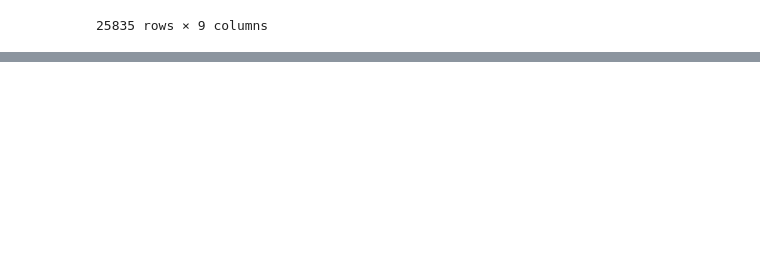
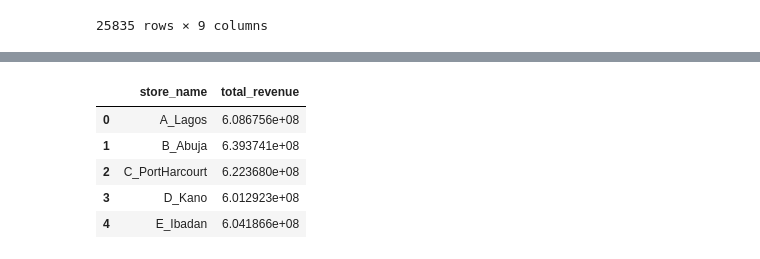
Before and after one commit to Ogidi-Peter/Retailpulse, a Jupyter notebook: notebook/02_eda_visualization.ipynb, the cells around one changed output, grey strips where cells are left out. Saved outputs shown, nothing was run; the diff lists cells and outputs as text; code cells hidden in the pictures; blank space fills up the shorter version.

```diff
--- a/notebook/02_eda_visualization.ipynb
+++ b/notebook/02_eda_visualization.ipynb
@@ -21,0 +138,10 @@ R_visual
+# %%
+store_revenue = R_visual.assign(store_name=R_visual['store'].astype(str).str.extract(r'_(.+)$')[0]).groupby('store_name')['monthly_revenue'].sum().reset_index(name='total_revenue')
+store_revenue
+# %% [output]
+|  | store_name | total_revenue |
+| 0 | A_Lagos | 6.086756e+08 |
+| 1 | B_Abuja | 6.393741e+08 |
+| 2 | C_PortHarcourt | 6.223680e+08 |
+| 3 | D_Kano | 6.012923e+08 |
+| 4 | E_Ibadan | 6.041866e+08 |
```
Also changed, not shown: parts of 17 cells of this notebook.
